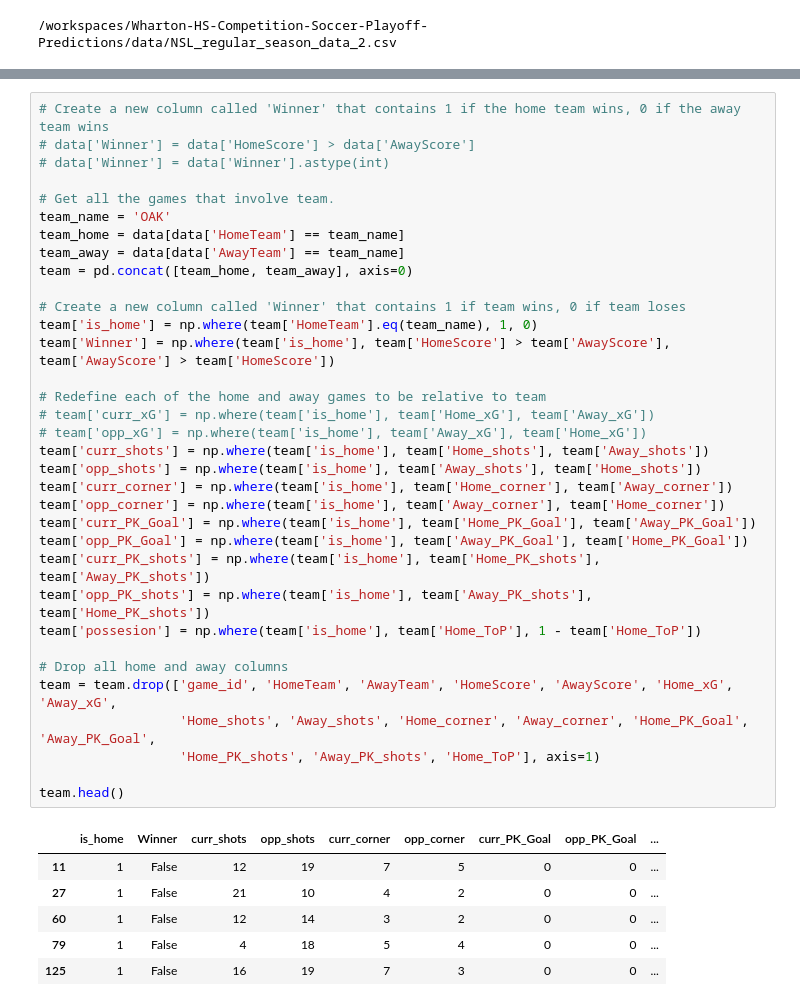
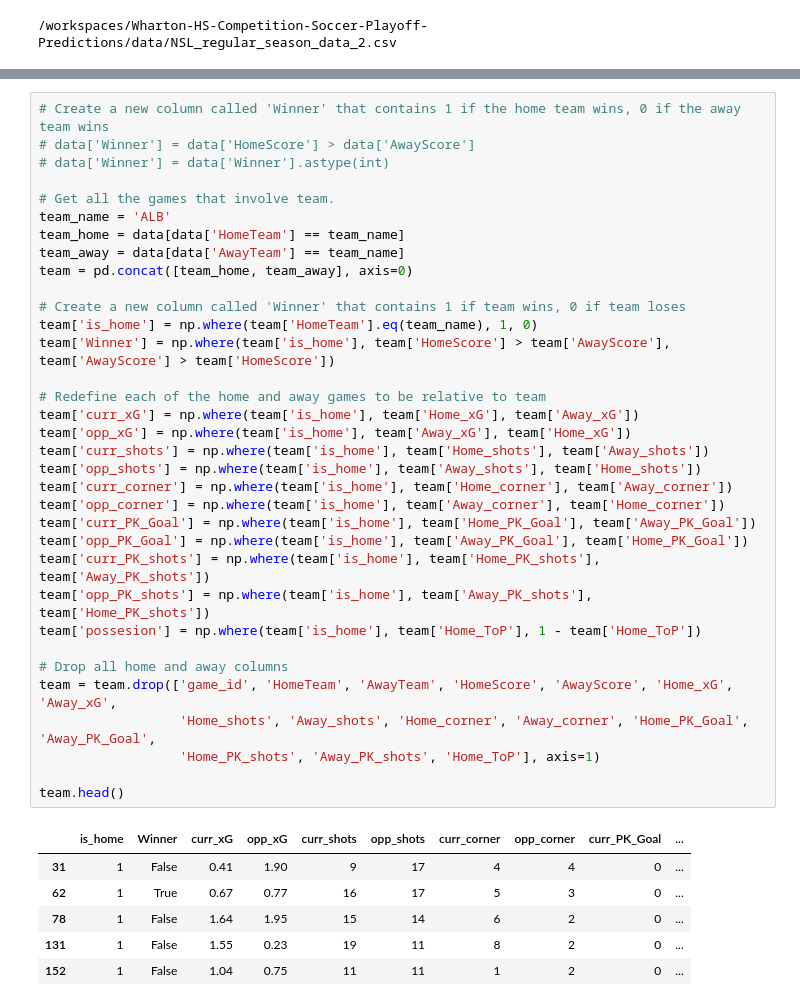
Before and after one commit to disbh/Wharton-HS-Competition-Soccer-Playoff-Predictions, a Jupyter notebook: python/main.ipynb, the cells around one changed output, grey strips where cells are left out. Drawn from its saved outputs; the diff is of its cells as text.

```diff
--- a/python/main.ipynb
+++ b/python/main.ipynb
@@ -42,42 +42,42 @@ memory usage: 59.6+ KB
 # data['Winner'] = data['HomeScore'] > data['AwayScore']
 # data['Winner'] = data['Winner'].astype(int)
 
 # Get all the games that involve team.
-team_name = 'OAK'
+team_name = 'ALB'
 team_home = data[data['HomeTeam'] == team_name]
 team_away = data[data['AwayTeam'] == team_name]
 team = pd.concat([team_home, team_away], axis=0)
 
 # Create a new column called 'Winner' that contains 1 if team wins, 0 if team loses
 team['is_home'] = np.where(team['HomeTeam'].eq(team_name), 1, 0)
 team['Winner'] = np.where(team['is_home'], team['HomeScore'] > team['AwayScore'], team['AwayScore'] > team['HomeScore'])
 
 # Redefine each of the home and away games to be relative to team
-# team['curr_xG'] = np.where(team['is_home'], team['Home_xG'], team['Away_xG'])
-# team['opp_xG'] = np.where(team['is_home'], team['Away_xG'], team['Home_xG'])
+team['curr_xG'] = np.where(team['is_home'], team['Home_xG'], team['Away_xG'])
+team['opp_xG'] = np.where(team['is_home'], team['Away_xG'], team['Home_xG'])
 team['curr_shots'] = np.where(team['is_home'], team['Home_shots'], team['Away_shots'])
 team['opp_shots'] = np.where(team['is_home'], team['Away_shots'], team['Home_shots'])
 team['curr_corner'] = np.where(team['is_home'], team['Home_corner'], team['Away_corner'])
 team['opp_corner'] = np.where(team['is_home'], team['Away_corner'], team['Home_corner'])
 team['curr_PK_Goal'] = np.where(team['is_home'], team['Home_PK_Goal'], team['Away_PK_Goal'])
 team['opp_PK_Goal'] = np.where(team['is_home'], team['Away_PK_Goal'], team['Home_PK_Goal'])
 team['curr_PK_shots'] = np.where(team['is_home'], team['Home_PK_shots'], team['Away_PK_shots'])
 team['opp_PK_shots'] = np.where(team['is_home'], team['Away_PK_shots'], team['Home_PK_shots'])
 team['possesion'] = np.where(team['is_home'], team['Home_ToP'], 1 - team['Home_ToP'])
 
 # Drop all home and away columns
 team = team.drop(['game_id', 'HomeTeam', 'AwayTeam', 'HomeScore', 'AwayScore', 'Home_xG', 'Away_xG',
                   'Home_shots', 'Away_shots', 'Home_corner', 'Away_corner', 'Home_PK_Goal', 'Away_PK_Goal',
                   'Home_PK_shots', 'Away_PK_shots', 'Home_ToP'], axis=1)
 
 team.head()
 # %% [output]
-|  | is_home | Winner | curr_shots | opp_shots | curr_corner | opp_corner | curr_PK_Goal | opp_PK_Goal | ... |
-| 11 | 1 | False | 12 | 19 | 7 | 5 | 0 | 0 | ... |
-| 27 | 1 | False | 21 | 10 | 4 | 2 | 0 | 0 | ... |
-| 60 | 1 | False | 12 | 14 | 3 | 2 | 0 | 0 | ... |
-| 79 | 1 | False | 4 | 18 | 5 | 4 | 0 | 0 | ... |
-| 125 | 1 | False | 16 | 19 | 7 | 3 | 0 | 0 | ... |
+|  | is_home | Winner | curr_xG | opp_xG | curr_shots | opp_shots | curr_corner | opp_corner | curr_PK_Goal | ... |
+| 31 | 1 | False | 0.41 | 1.90 | 9 | 17 | 4 | 4 | 0 | ... |
+| 62 | 1 | True | 0.67 | 0.77 | 16 | 17 | 5 | 3 | 0 | ... |
+| 78 | 1 | False | 1.64 | 1.95 | 15 | 14 | 6 | 2 | 0 | ... |
+| 131 | 1 | False | 1.55 | 0.23 | 19 | 11 | 8 | 2 | 0 | ... |
+| 152 | 1 | False | 1.04 | 0.75 | 11 | 11 | 1 | 2 | 0 | ... |
 # %%
 # Visualize the mean and spread of the data
 team.describe()
```
Also changed, not shown: parts of 11 cells of this notebook, 3 other files.
